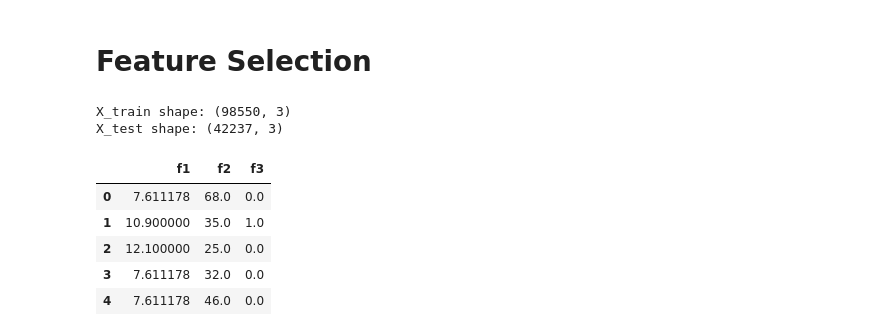
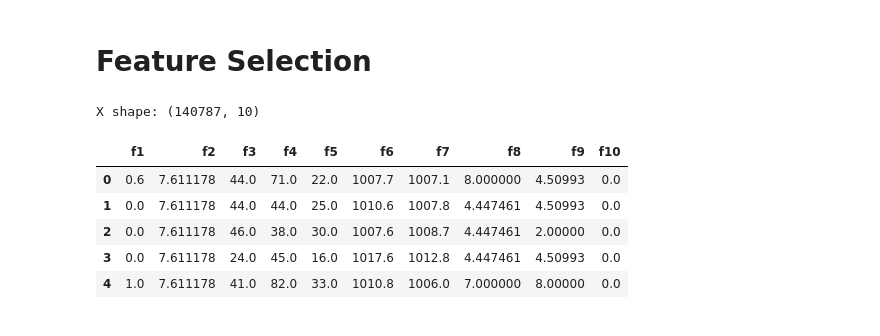
Before and after one commit to YousefAtefB/BigTATA, a Jupyter notebook: prediction/preprocess.ipynb, the cells around one changed output. Saved outputs shown, nothing was run; the diff lists cells and outputs as text; code cells hidden in the pictures.

```diff
--- a/prediction/preprocess.ipynb
+++ b/prediction/preprocess.ipynb
@@ -284,22 +275,21 @@ X_train, X_test, y_train, y_test = train_test_split(X, y, test_size=0.3, random_
 # %% [markdown]
 # Feature Selection
 # %%
-fs = SelectKBest(k=3)
-X_train = fs.fit_transform(X_train, y_train)
-X_test = fs.transform(X_test)
+K = 10
+fs = SelectKBest(k=K)
+X = fs.fit_transform(X, y)
 # %%
-print("X_train shape:", X_train.shape)
-print("X_test shape:", X_test.shape)
+print("X shape:", X.shape)
 # %% [output]
-X_train shape: (98550, 3)
-X_test shape: (42237, 3)
+X shape: (140787, 10)
 # %%
-X_train = pd.DataFrame(X_train, columns=["f1", "f2", "f3"])
-X_train.head()
+columns = ["f" + str(i + 1) for i in range(K)]
+X = pd.DataFrame(X, columns=columns)
+X.head()
 # %% [output]
-|  | f1 | f2 | f3 |
-| 0 | 7.611178 | 68.0 | 0.0 |
-| 1 | 10.900000 | 35.0 | 1.0 |
-| 2 | 12.100000 | 25.0 | 0.0 |
-| 3 | 7.611178 | 32.0 | 0.0 |
-| 4 | 7.611178 | 46.0 | 0.0 |
+|  | f1 | f2 | f3 | f4 | f5 | f6 | f7 | f8 | f9 | f10 |
+| 0 | 0.6 | 7.611178 | 44.0 | 71.0 | 22.0 | 1007.7 | 1007.1 | 8.000000 | 4.50993 | 0.0 |
+| 1 | 0.0 | 7.611178 | 44.0 | 44.0 | 25.0 | 1010.6 | 1007.8 | 4.447461 | 4.50993 | 0.0 |
+| 2 | 0.0 | 7.611178 | 46.0 | 38.0 | 30.0 | 1007.6 | 1008.7 | 4.447461 | 2.00000 | 0.0 |
+| 3 | 0.0 | 7.611178 | 24.0 | 45.0 | 16.0 | 1017.6 | 1012.8 | 4.447461 | 4.50993 | 0.0 |
+| 4 | 1.0 | 7.611178 | 41.0 | 82.0 | 33.0 | 1010.8 | 1006.0 | 7.000000 | 8.00000 | 0.0 |
```
Also changed, not shown: parts of 12 cells of this notebook, 7 other files.
